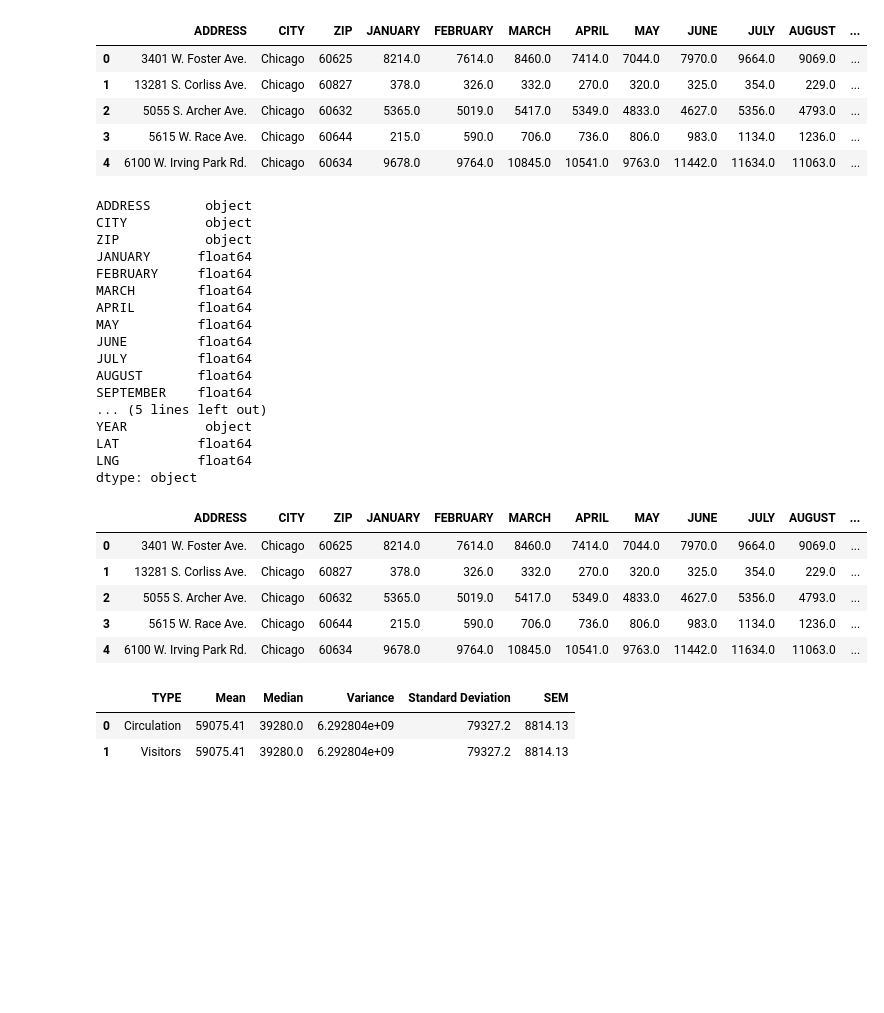
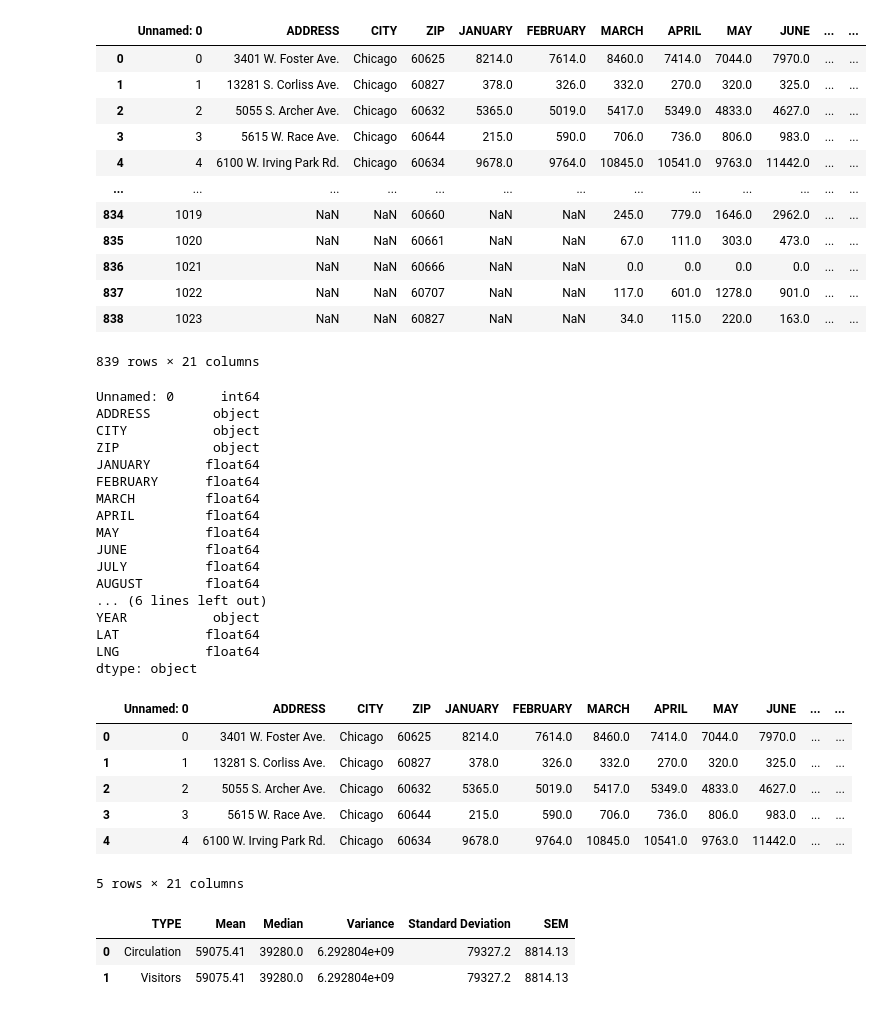
Before and after one commit to nataliepiehl/project_one, a Jupyter notebook: Code/Jeff_Data_Analysis.ipynb, the cells around one changed output. Drawn from its saved outputs; the diff is of its cells as text; code cells hidden in the pictures; blank space fills up the shorter version.

```diff
--- a/Code/Jeff_Data_Analysis.ipynb
+++ b/Code/Jeff_Data_Analysis.ipynb
@@ -3,46 +3,53 @@
 # %%
 # Dependencies and Setup
 import matplotlib.pyplot as plt
 import pandas as pd
 import scipy.stats as st
 import numpy as np
 from scipy.stats import linregress
 from scipy import stats
 
 # Data files
-library_covid_data = "../Data/Merged_Library_Covid.csv"
+library_covid_data = "../Data/Merged_Library_Covid_outer.csv"
 
 # Read the mouse data and the study results
-chi_library_covid = pd.read_csv(library_covid_data, dtype={'JANUARY': float, 'YTD': float, 'YEAR': object})
+chi_library_covid = pd.read_csv(library_covid_data, dtype={'JANUARY': float, 'YTD': float, 'YEAR': object, 'ZIP': object})
 
 # Display the data table for preview
-chi_library_covid.head()
+chi_library_covid
 # %% [output]
-|  | ADDRESS | CITY | ZIP | JANUARY | FEBRUARY | MARCH | APRIL | MAY | JUNE | JULY | AUGUST | ... |
-| 0 | 3401 W. Foster Ave. | Chicago | 60625 | 8214.0 | 7614.0 | 8460.0 | 7414.0 | 7044.0 | 7970.0 | 9664.0 | 9069.0 | ... |
-| 1 | 13281 S. Corliss Ave. | Chicago | 60827 | 378.0 | 326.0 | 332.0 | 270.0 | 320.0 | 325.0 | 354.0 | 229.0 | ... |
-| 2 | 5055 S. Archer Ave. | Chicago | 60632 | 5365.0 | 5019.0 | 5417.0 | 5349.0 | 4833.0 | 4627.0 | 5356.0 | 4793.0 | ... |
-| 3 | 5615 W. Race Ave. | Chicago | 60644 | 215.0 | 590.0 | 706.0 | 736.0 | 806.0 | 983.0 | 1134.0 | 1236.0 | ... |
-| 4 | 6100 W. Irving Park Rd. | Chicago | 60634 | 9678.0 | 9764.0 | 10845.0 | 10541.0 | 9763.0 | 11442.0 | 11634.0 | 11063.0 | ... |
+|  | Unnamed: 0 | ADDRESS | CITY | ZIP | JANUARY | FEBRUARY | MARCH | APRIL | MAY | JUNE | ... | ... |
+| 0 | 0 | 3401 W. Foster Ave. | Chicago | 60625 | 8214.0 | 7614.0 | 8460.0 | 7414.0 | 7044.0 | 7970.0 | ... | ... |
+| 1 | 1 | 13281 S. Corliss Ave. | Chicago | 60827 | 378.0 | 326.0 | 332.0 | 270.0 | 320.0 | 325.0 | ... | ... |
+| 2 | 2 | 5055 S. Archer Ave. | Chicago | 60632 | 5365.0 | 5019.0 | 5417.0 | 5349.0 | 4833.0 | 4627.0 | ... | ... |
+| 3 | 3 | 5615 W. Race Ave. | Chicago | 60644 | 215.0 | 590.0 | 706.0 | 736.0 | 806.0 | 983.0 | ... | ... |
+| 4 | 4 | 6100 W. Irving Park Rd. | Chicago | 60634 | 9678.0 | 9764.0 | 10845.0 | 10541.0 | 9763.0 | 11442.0 | ... | ... |
+| ... | ... | ... | ... | ... | ... | ... | ... | ... | ... | ... | ... | ... |
+| 834 | 1019 | NaN | NaN | 60660 | NaN | NaN | 245.0 | 779.0 | 1646.0 | 2962.0 | ... | ... |
+| 835 | 1020 | NaN | NaN | 60661 | NaN | NaN | 67.0 | 111.0 | 303.0 | 473.0 | ... | ... |
+| 836 | 1021 | NaN | NaN | 60666 | NaN | NaN | 0.0 | 0.0 | 0.0 | 0.0 | ... | ... |
+| 837 | 1022 | NaN | NaN | 60707 | NaN | NaN | 117.0 | 601.0 | 1278.0 | 901.0 | ... | ... |
+| 838 | 1023 | NaN | NaN | 60827 | NaN | NaN | 34.0 | 115.0 | 220.0 | 163.0 | ... | ... |
+839 rows × 21 columns
 # %%
 chi_library_covid.dtypes
 # %% [output]
-ADDRESS       object
-CITY          object
-ZIP           object
-JANUARY      float64
-FEBRUARY     float64
-MARCH        float64
-APRIL        float64
-MAY          float64
-JUNE         float64
-JULY         float64
-AUGUST       float64
-SEPTEMBER    float64
-... (5 lines left out)
-YEAR          object
-LAT          float64
-LNG          float64
+Unnamed: 0      int64
+ADDRESS        object
+CITY           object
+ZIP            object
+JANUARY       float64
+FEBRUARY      float64
+MARCH         float64
+APRIL         float64
+MAY           float64
+JUNE          float64
+JULY          float64
+AUGUST        float64
+... (6 lines left out)
+YEAR           object
+LAT           float64
+LNG           float64
 dtype: object
 # %%
 chi_library_covid_2019 = chi_library_covid.loc[chi_library_covid['YEAR'] == "2019"]
@@ -55,12 +62,13 @@ chi_library_covid_2021 = chi_library_covid.loc[chi_library_covid['YEAR'] == "202
 # %%
 chi_library_covid_2019.head()
 # %% [output]
-|  | ADDRESS | CITY | ZIP | JANUARY | FEBRUARY | MARCH | APRIL | MAY | JUNE | JULY | AUGUST | ... |
-| 0 | 3401 W. Foster Ave. | Chicago | 60625 | 8214.0 | 7614.0 | 8460.0 | 7414.0 | 7044.0 | 7970.0 | 9664.0 | 9069.0 | ... |
-| 1 | 13281 S. Corliss Ave. | Chicago | 60827 | 378.0 | 326.0 | 332.0 | 270.0 | 320.0 | 325.0 | 354.0 | 229.0 | ... |
-| 2 | 5055 S. Archer Ave. | Chicago | 60632 | 5365.0 | 5019.0 | 5417.0 | 5349.0 | 4833.0 | 4627.0 | 5356.0 | 4793.0 | ... |
-| 3 | 5615 W. Race Ave. | Chicago | 60644 | 215.0 | 590.0 | 706.0 | 736.0 | 806.0 | 983.0 | 1134.0 | 1236.0 | ... |
-| 4 | 6100 W. Irving Park Rd. | Chicago | 60634 | 9678.0 | 9764.0 | 10845.0 | 10541.0 | 9763.0 | 11442.0 | 11634.0 | 11063.0 | ... |
+|  | Unnamed: 0 | ADDRESS | CITY | ZIP | JANUARY | FEBRUARY | MARCH | APRIL | MAY | JUNE | ... | ... |
+| 0 | 0 | 3401 W. Foster Ave. | Chicago | 60625 | 8214.0 | 7614.0 | 8460.0 | 7414.0 | 7044.0 | 7970.0 | ... | ... |
+| 1 | 1 | 13281 S. Corliss Ave. | Chicago | 60827 | 378.0 | 326.0 | 332.0 | 270.0 | 320.0 | 325.0 | ... | ... |
+| 2 | 2 | 5055 S. Archer Ave. | Chicago | 60632 | 5365.0 | 5019.0 | 5417.0 | 5349.0 | 4833.0 | 4627.0 | ... | ... |
+| 3 | 3 | 5615 W. Race Ave. | Chicago | 60644 | 215.0 | 590.0 | 706.0 | 736.0 | 806.0 | 983.0 | ... | ... |
+| 4 | 4 | 6100 W. Irving Park Rd. | Chicago | 60634 | 9678.0 | 9764.0 | 10845.0 | 10541.0 | 9763.0 | 11442.0 | ... | ... |
+5 rows × 21 columns
 # %%
 # summary_stats_2019 = chi_library_covid_2019
 # agg_func_math = {
```
Also changed, not shown: parts of 39 cells of this notebook.
